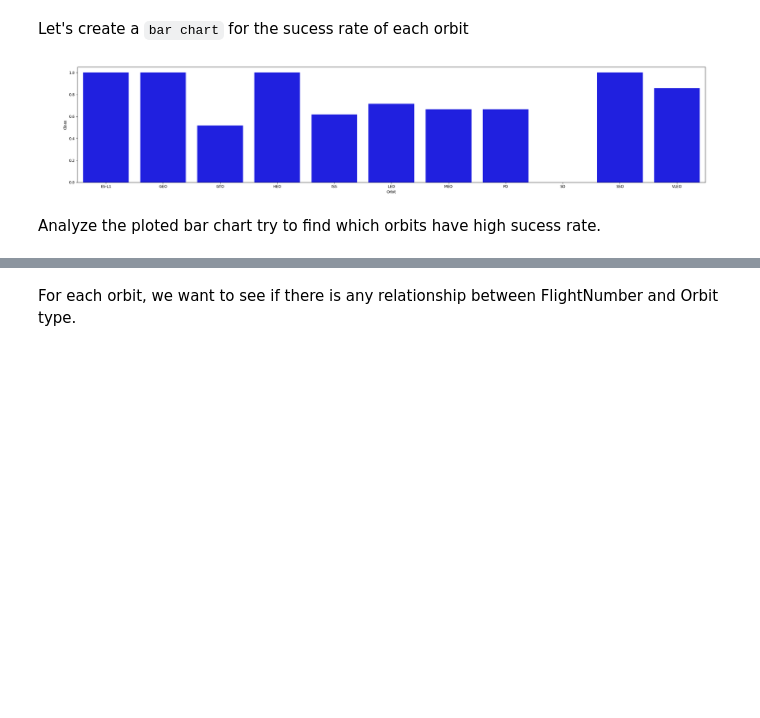
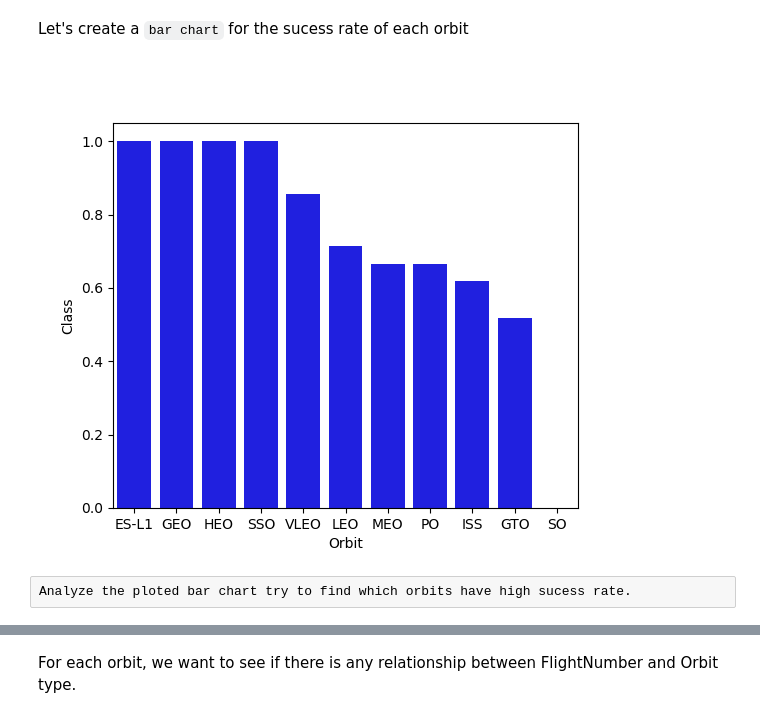
Before and after one commit to hmh0490/IBM-Data-science-course, a Jupyter notebook: Data science capstone project EDA + Matplotlib.ipynb, the cells around one changed output, grey strips where cells are left out. Saved outputs shown, nothing was run; the diff lists cells and outputs as text; code cells hidden in the pictures; blank space fills up the shorter version.

```diff
--- a/Data science capstone project EDA + Matplotlib.ipynb
+++ b/Data science capstone project EDA + Matplotlib.ipynb
@@ -123,15 +123,16 @@ Next, we want to visually check if there are any relationship between success ra
 Let's create a `bar chart` for the sucess rate of each orbit
 # %%
 # HINT use groupby method on Orbit column and get the mean of Class column
-df_new = df.groupby("Orbit").mean()
+df_new = df.groupby("Orbit").mean().reset_index().sort_values(by= "Class", ascending= False)
 df_new= df_new.reset_index()
 
-sns.barplot(data=df_new, x="Orbit", y="Class", color="blue")
+fig, ax = plt.subplots(figsize=(6,5))
+sns.barplot(data=df_new, x='Orbit', y='Class', color='blue', ax=ax)
 plt.show()
 # %% [output]
-[figure, old version]
+[figure, new version]
-# %% [markdown]
-Analyze the ploted bar chart try to find which orbits have high sucess rate.
+# %% [raw]
+Analyze the ploted bar chart try to find which orbits have high sucess rate.
 # %%
 ### TASK  4: Visualize the relationship between FlightNumber and Orbit type
 # Plot a scatter point chart with x axis to be FlightNumber and y axis to be the Orbit, and hue to be the class value
```
Also changed, not shown: parts of 4 cells of this notebook.
